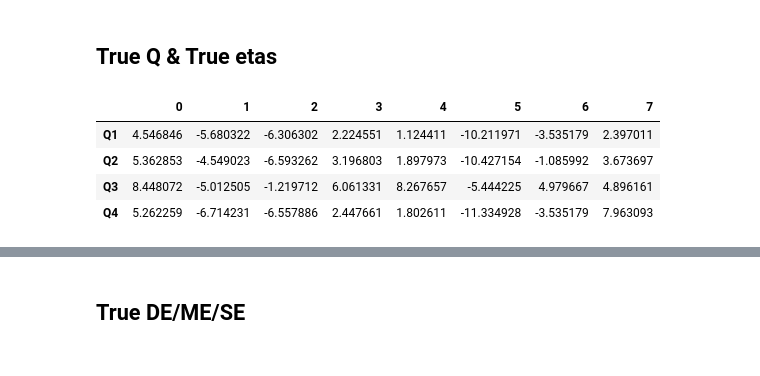
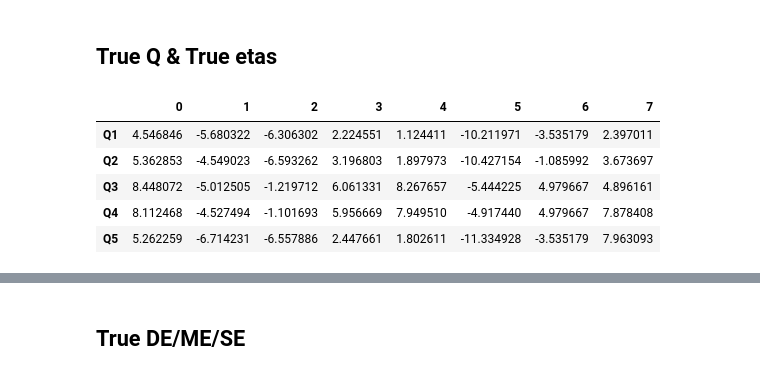
Before and after one commit to linlinlin97/MediationRL, a Jupyter notebook: Toy_1/Toy_example.ipynb, the cells around one changed output, grey strips where cells are left out. Cells and saved outputs as stored; diff of their text form; code cells hidden in the pictures.

```diff
--- a/Toy_1/Toy_example.ipynb
+++ b/Toy_1/Toy_example.ipynb
@@ -221,9 +241,12 @@ def learnQ(Qlearner, simulator, traj,target_policy, control_policy, toy_sam2rewa
     #                                                 seed=seed, policy = "control", burn_in=False, return_trajectory=True)
     #traj1 = simulator.trajectory2iid(trajectory = traj1)
 
-    q4 = Qlearner(traj, simulator, control_policy, pmlearner, toy_sam2reward_model, control_policy, Q_func = "Q4",true_etas=true_etas)
+    q4 = Qlearner(traj, simulator, target_policy, pmlearner, toy_sam2reward_model, control_policy, Q_func = "Q4",true_etas=true_etas)
     b_hat4 = q4.fit()
-    out = {'b_hat1':b_hat1, 'b_hat2':b_hat2, 'b_hat3':b_hat3,'b_hat4':b_hat4, 'q1':q1, 'q2':q2, 'q3':q3,'q4':q4}
+
+    q5 = Qlearner(traj, simulator, target_policy, pmlearner, toy_sam2reward_model, control_policy, Q_func = "Q5",true_etas=true_etas)
+    b_hat5 = q5.fit()
+    out = {'b_hat1':b_hat1, 'b_hat2':b_hat2, 'b_hat3':b_hat3,'b_hat4':b_hat4,'b_hat5':b_hat5, 'q1':q1, 'q2':q2, 'q3':q3,'q4':q4,'q5':q5}
     return out
 
 simulator = Simulator.Simulator(dim_state=1, model_type='toy')
@@ -235,15 +258,16 @@ out1 = learnQ(Qlearner_MC, simulator, traj, target_policy, control_policy, toy_s
 #out2 = learnQ(Qlearner2, target_policy, control_policy, toy_sam2reward_model)
 
 out = []
-for b in ['b_hat1','b_hat2','b_hat3','b_hat4']:
+for b in ['b_hat1','b_hat2','b_hat3','b_hat4', 'b_hat5']:
     out.append(out1[b])
 # %%
-out = pd.DataFrame(out,index = ['Q1','Q2','Q3','Q4'])
+out = pd.DataFrame(out,index = ['Q1','Q2','Q3','Q4','Q5'])
 out
 # %% [output]
 |  | 0 | 1 | 2 | 3 | 4 | 5 | 6 | 7 |
 | Q1 | 4.546846 | -5.680322 | -6.306302 | 2.224551 | 1.124411 | -10.211971 | -3.535179 | 2.397011 |
 | Q2 | 5.362853 | -4.549023 | -6.593262 | 3.196803 | 1.897973 | -10.427154 | -1.085992 | 3.673697 |
 | Q3 | 8.448072 | -5.012505 | -1.219712 | 6.061331 | 8.267657 | -5.444225 | 4.979667 | 4.896161 |
-| Q4 | 5.262259 | -6.714231 | -6.557886 | 2.447661 | 1.802611 | -11.334928 | -3.535179 | 7.963093 |
+| Q4 | 8.112468 | -4.527494 | -1.101693 | 5.956669 | 7.949510 | -4.917440 | 4.979667 | 7.878408 |
+| Q5 | 5.262259 | -6.714231 | -6.557886 | 2.447661 | 1.802611 | -11.334928 | -3.535179 | 7.963093 |
 # %%
```
Also changed, not shown: parts of 9 cells of this notebook, 7 other files.
